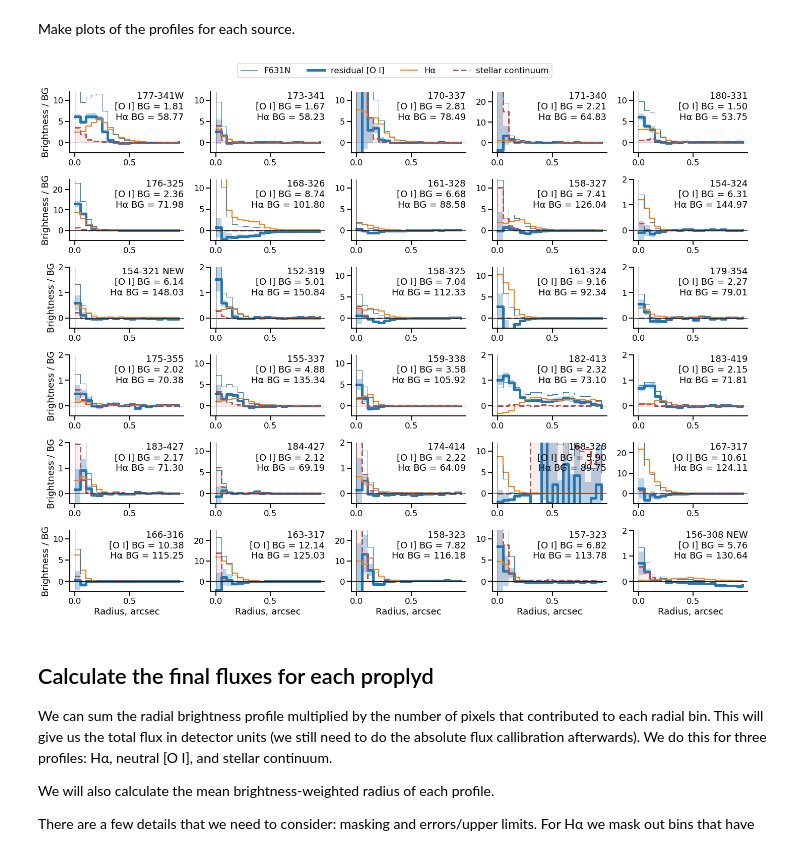
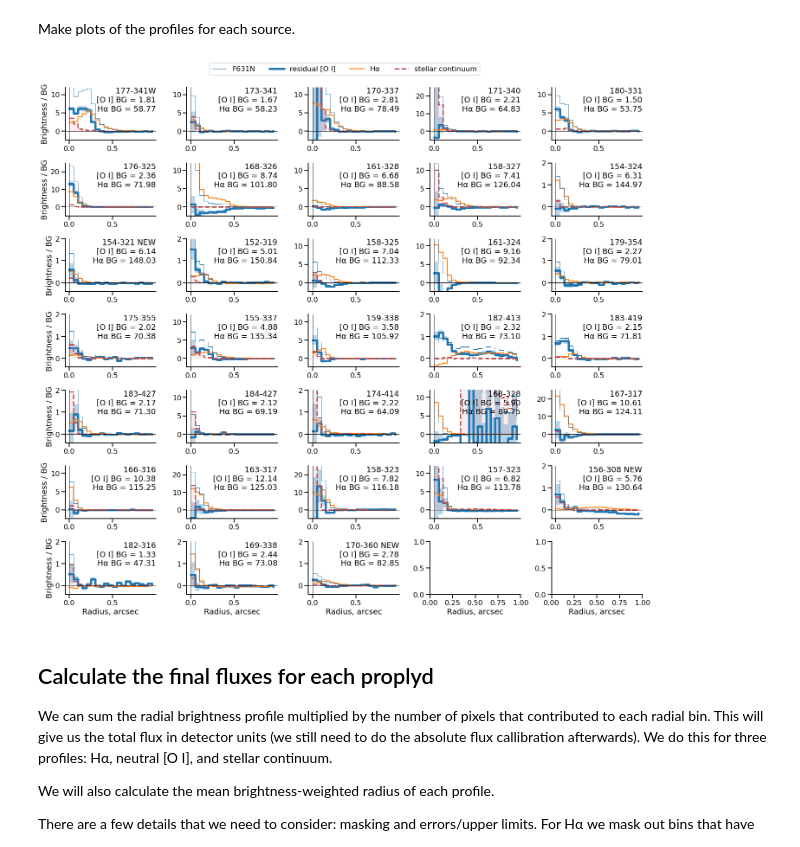
Before and after one commit to will-henney/neutral-proplyds, a Jupyter notebook: notebooks/02-all-proplyds-PC.ipynb, the cells around one changed output. Saved outputs shown, nothing was run; the diff lists cells and outputs as text; code cells hidden in the pictures.

```diff
--- a/notebooks/02-all-proplyds-PC.ipynb
+++ b/notebooks/02-all-proplyds-PC.ipynb
@@ -569,6 +569,7 @@ Make lists of sources that  are particularly weak or particularly strong, since
 weak_sources = [
     "156-308 NEW", "174-414", "183-427", "183-419", "182-413",
     "175-355", "152-319", "154-321 NEW", "154-324", "179-354",
+    "182-316", "169-338", "170-360 NEW",
 ]
 bright_sources = ["167-317", "163-317", "158-323", "171-340", "176-325"]
 # %%
@@ -603,7 +604,7 @@ class ProplydResults:
 Make plots of the profiles for each source.
 # %%
 ncols = 5
-nrows = nprops // ncols
+nrows = 1 + nprops // ncols
 
 fig, axes = plt.subplots(nrows, ncols, figsize=(4 * ncols, 2.5 * nrows))
 
@@ -665,34 +666,34 @@ for ax, row in zip(axes.flat, source_table):
     label = row['Name']
     label += "\n" + f"[O I] BG = {pp.bgmean['f631n']:.2f}"
     label += "\n" + f"Hα BG = {pp.bgmean['f656n']:.2f}"
 
     ax.text(1.0, 1.0, label, transform=ax.transAxes, va="top", ha="right")
     if row['Name'] in weak_sources:
         yscale = 2.0
     elif row['Name'] in bright_sources:
         yscale = 25.0
     else:
         yscale = 12.0
     ax.set(ylim=[-yscale / 5, yscale])
 
 
 for ax in axes[-1, :]:
     ax.set(xlabel="Radius, arcsec")
 for ax in axes[:, 0]:
     ax.set(ylabel="Brightness / BG")
 
 fig.legend(
     handles=[oiline2, oiline, haline, cline],
     ncol=4,
     loc="lower center",
     bbox_to_anchor=(0.5, 1.0),
 )
 
 sns.despine()
 fig.tight_layout()
 ...;
 # %% [output]
-[figure, old version]
+[figure, new version]
 # %% [markdown]
 ## Calculate the final fluxes for each proplyd
 
```
Also changed, not shown: parts of 10 cells of this notebook, 12 other files.
